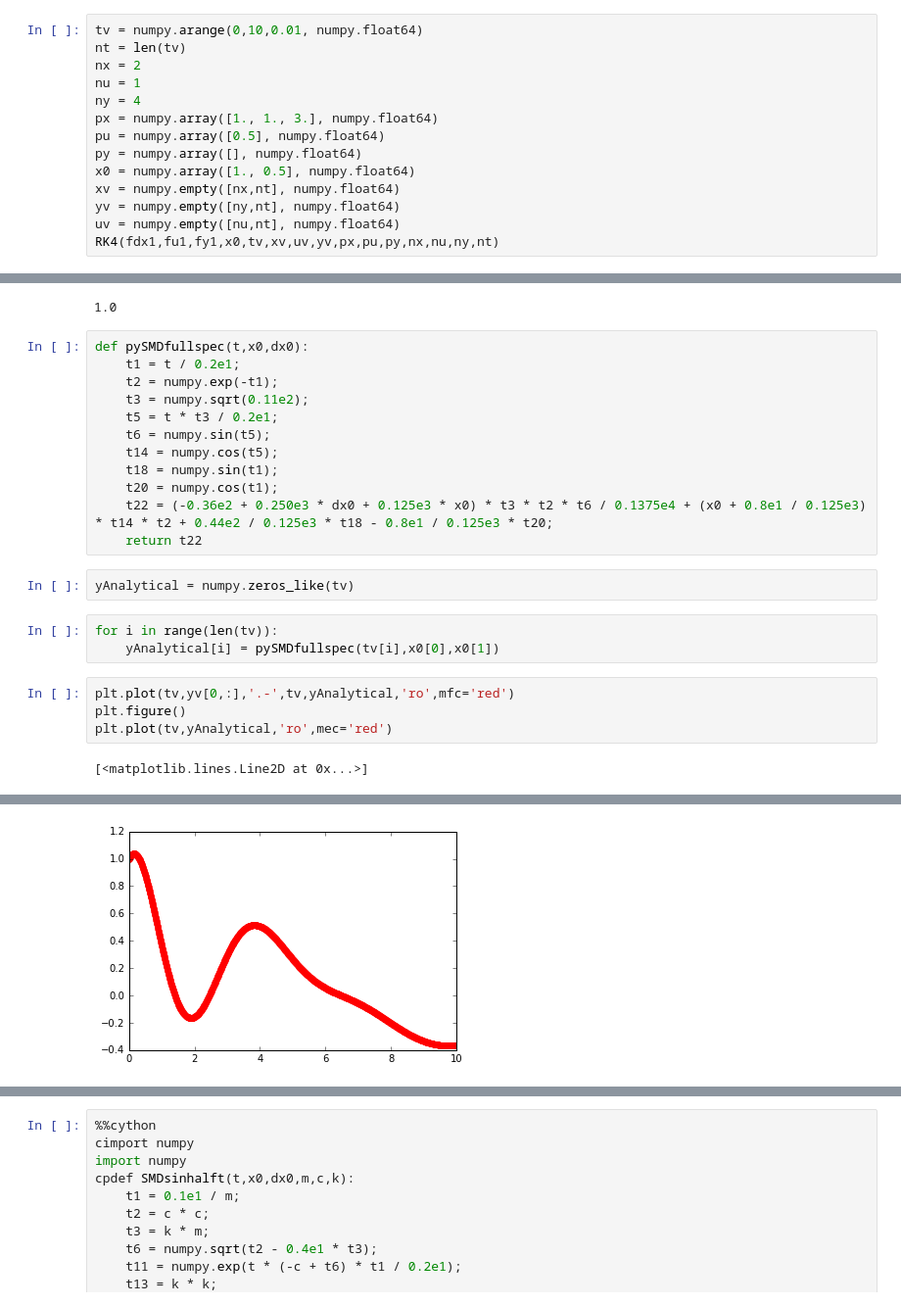
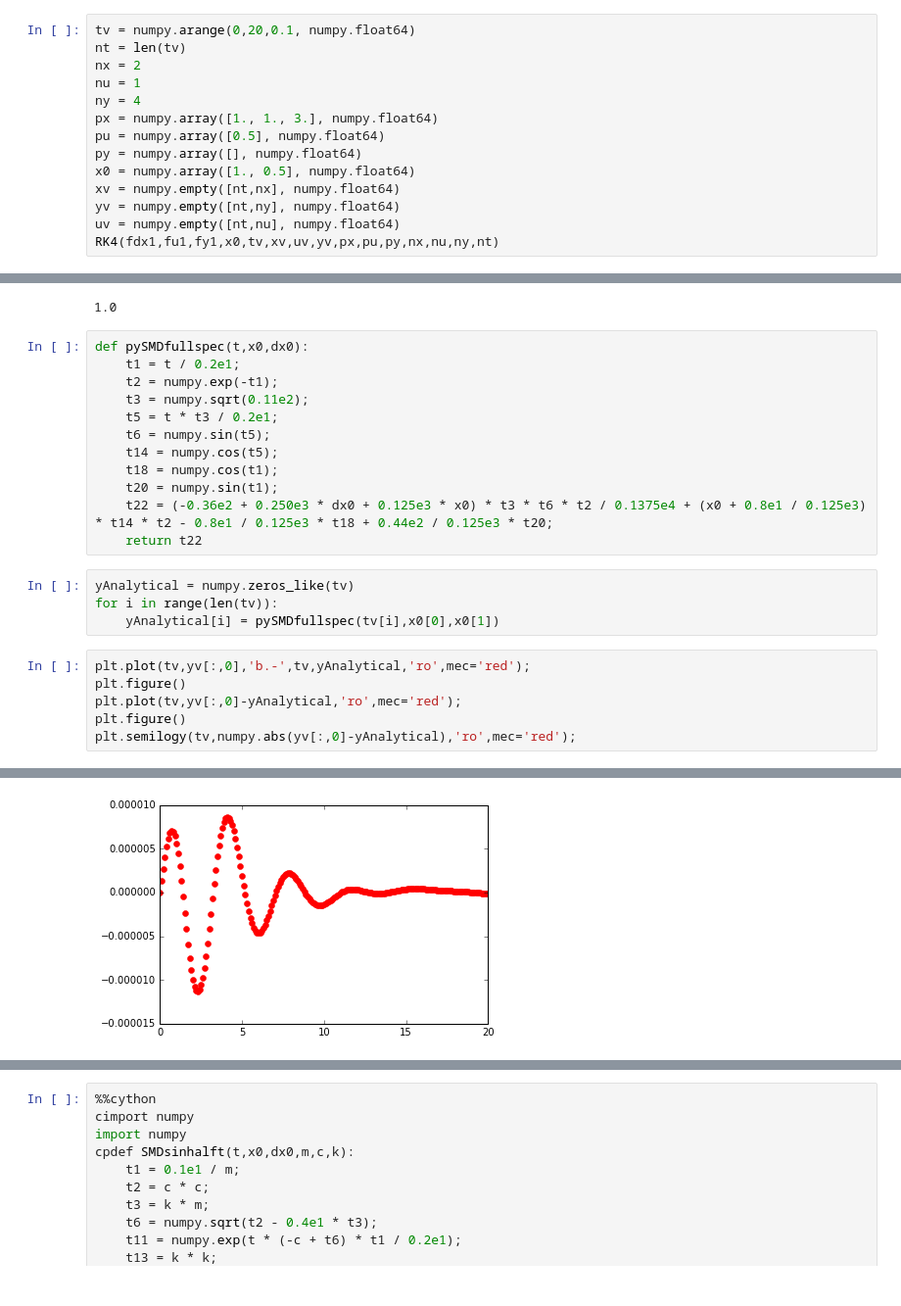
Before and after one commit to hakantiftikci/pyODEIVP4OEM, a Jupyter notebook: purePython/develope_purePython_RK_framework.ipynb, the cells around one changed output, grey strips where cells are left out. Shown at 98% size. Saved outputs shown, nothing was run; the diff lists cells and outputs as text.

```diff
--- a/purePython/develope_purePython_RK_framework.ipynb
+++ b/purePython/develope_purePython_RK_framework.ipynb
@@ -167,7 +182,7 @@ print k
 # %% [markdown]
 # test integrator on SMD
 # %%
-tv = numpy.arange(0,10,0.01, numpy.float64)
+tv = numpy.arange(0,20,0.1, numpy.float64)
 nt = len(tv)
 nx = 2
 nu = 1
@@ -176,8 +191,8 @@ px = numpy.array([1., 1., 3.], numpy.float64)
 pu = numpy.array([0.5], numpy.float64)
 py = numpy.array([], numpy.float64)
 x0 = numpy.array([1., 0.5], numpy.float64)
-xv = numpy.empty([nx,nt], numpy.float64)
-yv = numpy.empty([ny,nt], numpy.float64)
-uv = numpy.empty([nu,nt], numpy.float64)
+xv = numpy.empty([nt,nx], numpy.float64)
+yv = numpy.empty([nt,ny], numpy.float64)
+uv = numpy.empty([nt,nu], numpy.float64)
 RK4(fdx1,fu1,fy1,x0,tv,xv,uv,yv,px,pu,py,nx,nu,ny,nt)
 # %% [output]
@@ -266,18 +299,18 @@ def pySMDfullspec(t,x0,dx0):
     t5 = t * t3 / 0.2e1;
     t6 = numpy.sin(t5);
     t14 = numpy.cos(t5);
-    t18 = numpy.sin(t1);
-    t20 = numpy.cos(t1);
-    t22 = (-0.36e2 + 0.250e3 * dx0 + 0.125e3 * x0) * t3 * t2 * t6 / 0.1375e4 + (x0 + 0.8e1 / 0.125e3) * t14 * t2 + 0.44e2 / 0.125e3 * t18 - 0.8e1 / 0.125e3 * t20;
+    t18 = numpy.cos(t1);
+    t20 = numpy.sin(t1);
+    t22 = (-0.36e2 + 0.250e3 * dx0 + 0.125e3 * x0) * t3 * t6 * t2 / 0.1375e4 + (x0 + 0.8e1 / 0.125e3) * t14 * t2 - 0.8e1 / 0.125e3 * t18 + 0.44e2 / 0.125e3 * t20;
     return t22
-# %%
-yAnalytical = numpy.zeros_like(tv)
 # %%
+yAnalytical = numpy.zeros_like(tv)
 for i in range(len(tv)):
     yAnalytical[i] = pySMDfullspec(tv[i],x0[0],x0[1])
 # %%
-plt.plot(tv,yv[0,:],'.-',tv,yAnalytical,'ro',mfc='red')
+plt.plot(tv,yv[:,0],'b.-',tv,yAnalytical,'ro',mec='red');
 plt.figure()
-plt.plot(tv,yAnalytical,'ro',mec='red')
+plt.plot(tv,yv[:,0]-yAnalytical,'ro',mec='red');
+plt.figure()
+plt.semilogy(tv,numpy.abs(yv[:,0]-yAnalytical),'ro',mec='red');
 # %% [output]
-[<matplotlib.lines.Line2D at 0x...>]
@@ -285 +318 @@ plt.plot(tv,yAnalytical,'ro',mec='red')
-[figure, old version]
+[figure, new version]
```
Also changed, not shown: parts of 26 cells of this notebook.
